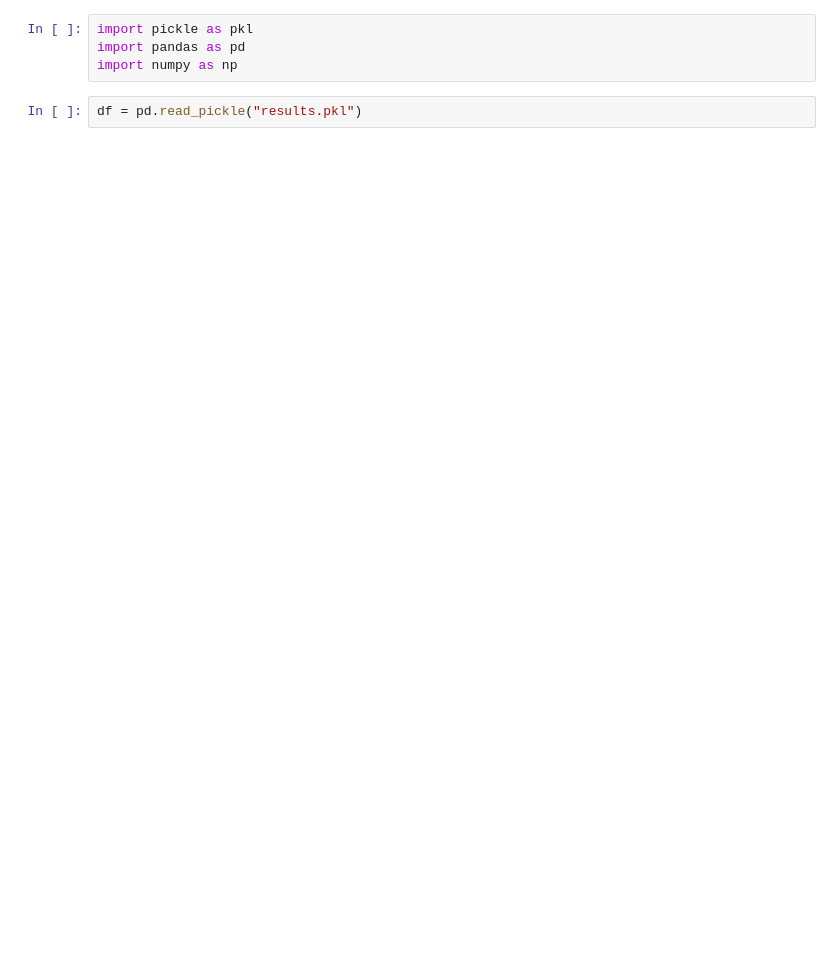
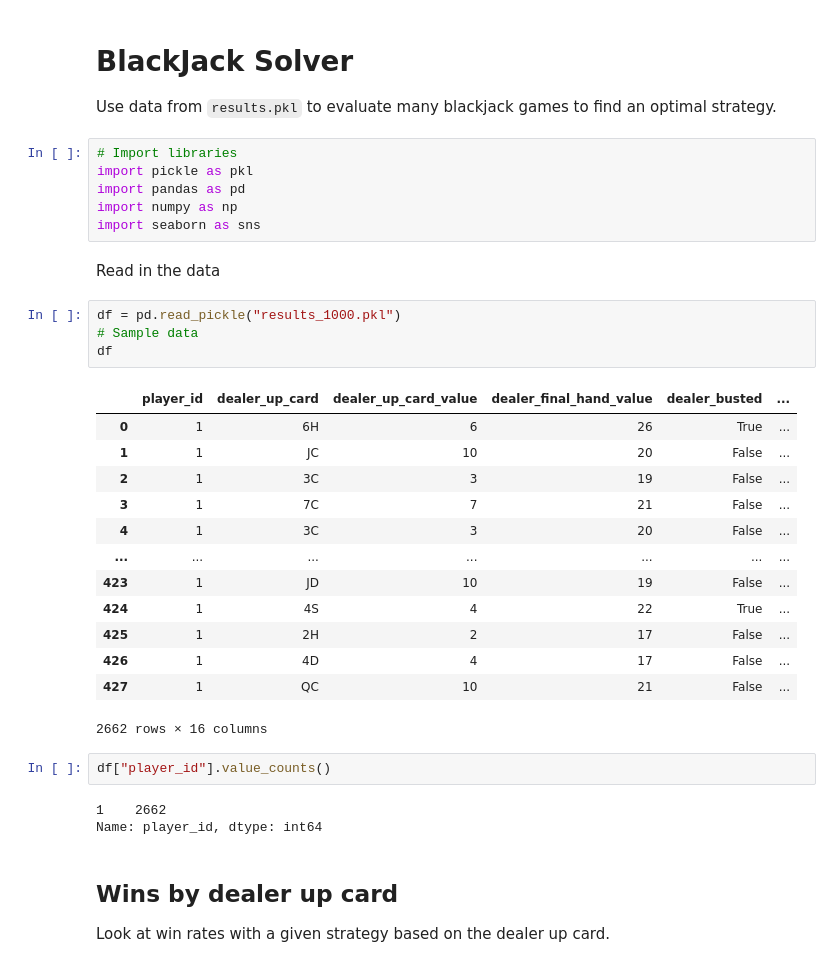
Before and after one commit to IainMcl/GambleGamble, a Jupyter notebook: explore.ipynb, the cells around one changed output. Saved outputs shown, nothing was run; the diff lists cells and outputs as text; blank space fills up the shorter version.

```diff
--- a/explore.ipynb
+++ b/explore.ipynb
@@ -1,7 +1,41 @@
+# %% [markdown]
+# BlackJack Solver
+
+Use data from `results.pkl` to evaluate many blackjack games to find an optimal
+strategy.
 # %%
+# Import libraries
 import pickle as pkl
 import pandas as pd
 import numpy as np
+import seaborn as sns
+# %% [markdown]
+Read in the data
 # %%
-df = pd.read_pickle("results.pkl")
+df = pd.read_pickle("results_1000.pkl")
+# Sample data
+df
+# %% [output]
+|  | player_id | dealer_up_card | dealer_up_card_value | dealer_final_hand_value | dealer_busted | ... |
+| 0 | 1 | 6H | 6 | 26 | True | ... |
+| 1 | 1 | JC | 10 | 20 | False | ... |
+| 2 | 1 | 3C | 3 | 19 | False | ... |
+| 3 | 1 | 7C | 7 | 21 | False | ... |
+| 4 | 1 | 3C | 3 | 20 | False | ... |
+| ... | ... | ... | ... | ... | ... | ... |
+| 423 | 1 | JD | 10 | 19 | False | ... |
+| 424 | 1 | 4S | 4 | 22 | True | ... |
+| 425 | 1 | 2H | 2 | 17 | False | ... |
+| 426 | 1 | 4D | 4 | 17 | False | ... |
+| 427 | 1 | QC | 10 | 21 | False | ... |
+2662 rows × 16 columns
+# %%
+df["player_id"].value_counts()
+# %% [output]
+1    2662
+Name: player_id, dtype: int64
+# %% [markdown]
+## Wins by dealer up card
+
+Look at win rates with a given strategy based on the dealer up card.
 # %%
```
Also changed, not shown: parts of 25 cells of this notebook, 5 other files.
